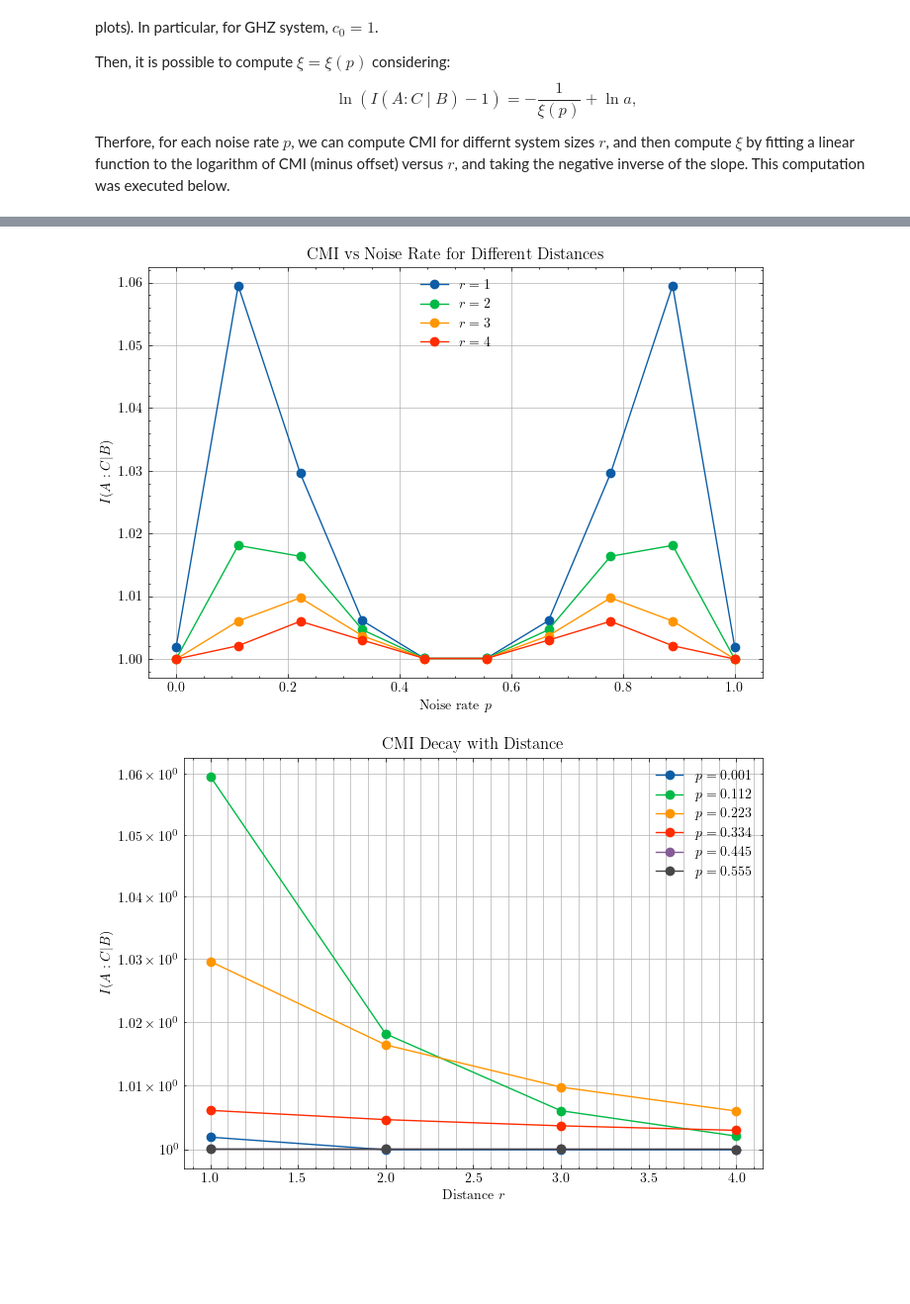
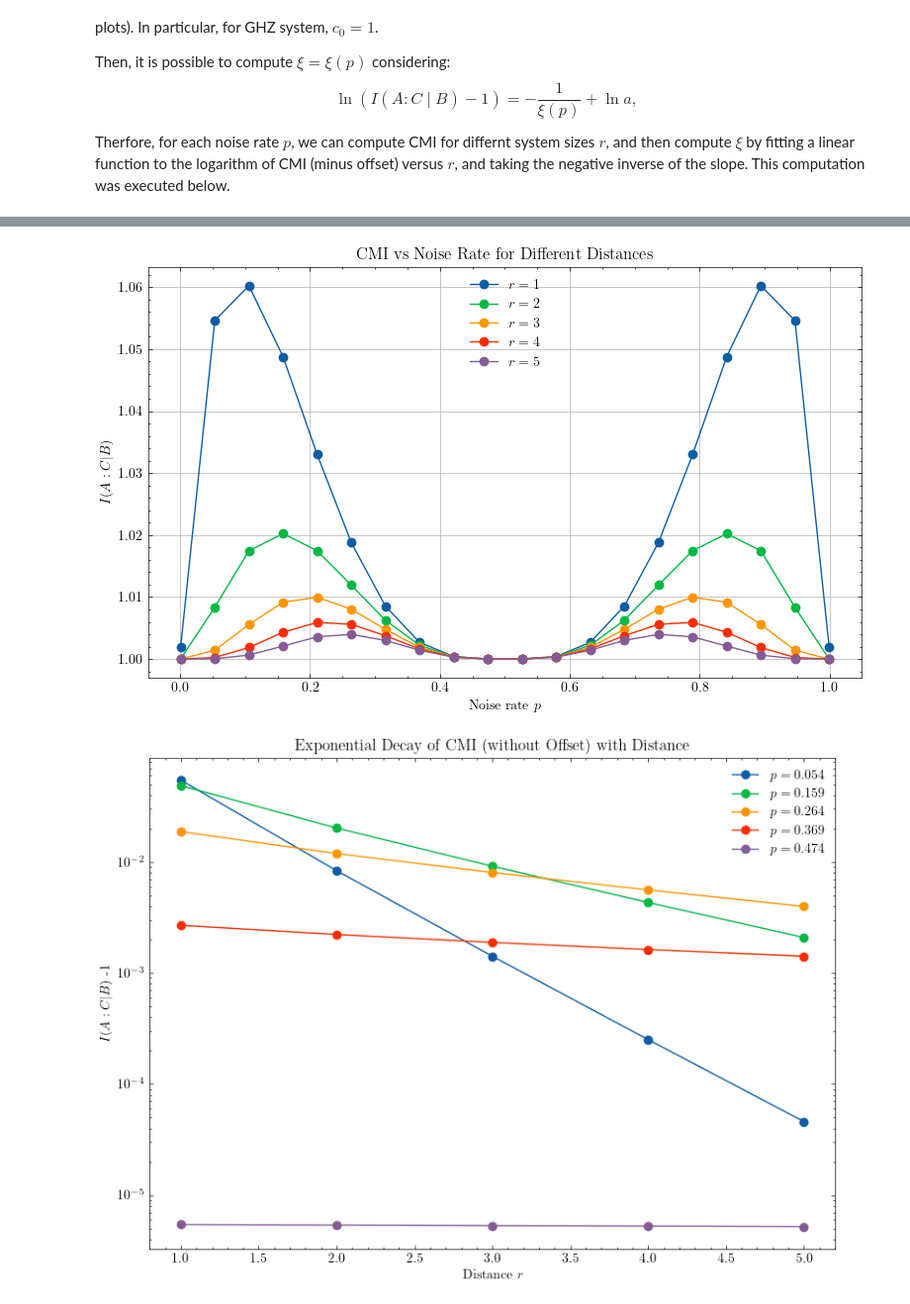
Before and after one commit to HannaKarwowska/PSI-Essay, a Jupyter notebook: New_codes/GHZ_state.ipynb, the cells around one changed output, grey strips where cells are left out. Shown at 99% size. Cells and saved outputs as stored; diff of their text form; code cells hidden in the pictures; blank space fills up the shorter version.

```diff
--- a/New_codes/GHZ_state.ipynb
+++ b/New_codes/GHZ_state.ipynb
@@ -340,5 +340,5 @@ Therfore, for each noise rate $p$, we can compute CMI for differnt system sizes
 # -------------------------
 # Noise rates used to evaluate Markov length
 # -------------------------
-p_array2 = np.linspace(0.001,0.999,10)
+p_array2 = np.linspace(0.001,0.999,20)
 # %%
@@ -463,10 +467,7 @@ plt.show()
 
 
 plt.style.use('science')
-plt.figure(figsize=(7,5))
-
-# Choose which distances to display
-#selected_distances = [1, 2, 4, 6, 8]
+plt.figure(figsize=(8,5))
 
 for r in distances:
     plt.plot(p_array2,cmi_matrix[:, r-1],marker='o',label=fr"$r={r}$")
@@ -477,34 +478,31 @@ plt.title("CMI vs Noise Rate for Different Distances")
 plt.legend()
 plt.grid(True)
 plt.tight_layout()
+plt.savefig("New_plots/CMI_vs_p_differnt_r_GHZ.png", dpi=300)
 plt.show()
 # %% [output]
-[figure, old version]
+[figure, new version]
 # %%
 # ============================================================
 # CMI vs distance r for different noise rates p
 # ============================================================
 
-plt.figure(figsize=(7,5))
+plt.figure(figsize=(8,6))
 plt.style.use('science')
 
-# Choose which p values to display
-#selected_p_indices = [0, 5, 10, 15, 20]
 
-for idx in range(6):
+for idx in range(1,10,2):
 
-    #p = p_array2[idx]
-
-    plt.plot(distances,cmi_matrix[idx],marker='o',label=fr"$p={p_array2[idx]:.3f}$")
+    plt.plot(distances,cmi_matrix[idx]-1,marker='o',label=fr"$p={p_array2[idx]:.3f}$")
 
 plt.yscale('log')
 
 plt.xlabel("Distance $r$")
-plt.ylabel(r"$I(A:C|B)$")
-plt.title("CMI Decay with Distance")
-plt.legend()
-plt.grid(True, which='both')
+plt.ylabel(r"$I(A:C|B)$ -1")
+plt.title("Exponential Decay of CMI (without Offset) with Distance")
+plt.legend(loc='upper right')
 plt.tight_layout()
+plt.savefig("New_plots/CMI_decay_with_r_GHZ.png", dpi=300)
 plt.show()
 # %% [output]
-[figure, old version]
+[figure, new version]
```
Also changed, not shown: parts of 3 cells of this notebook, 3 other files.
